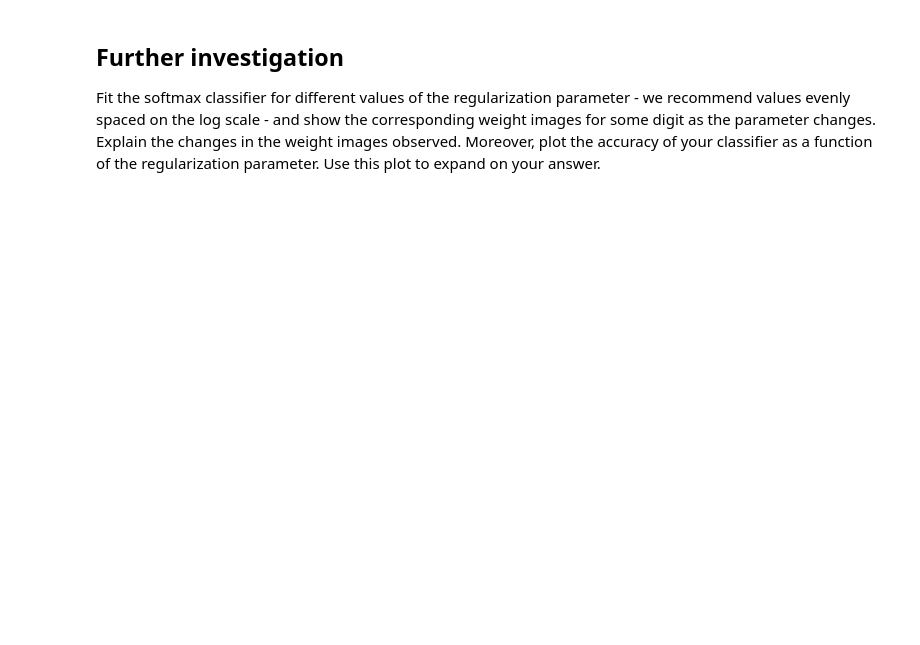
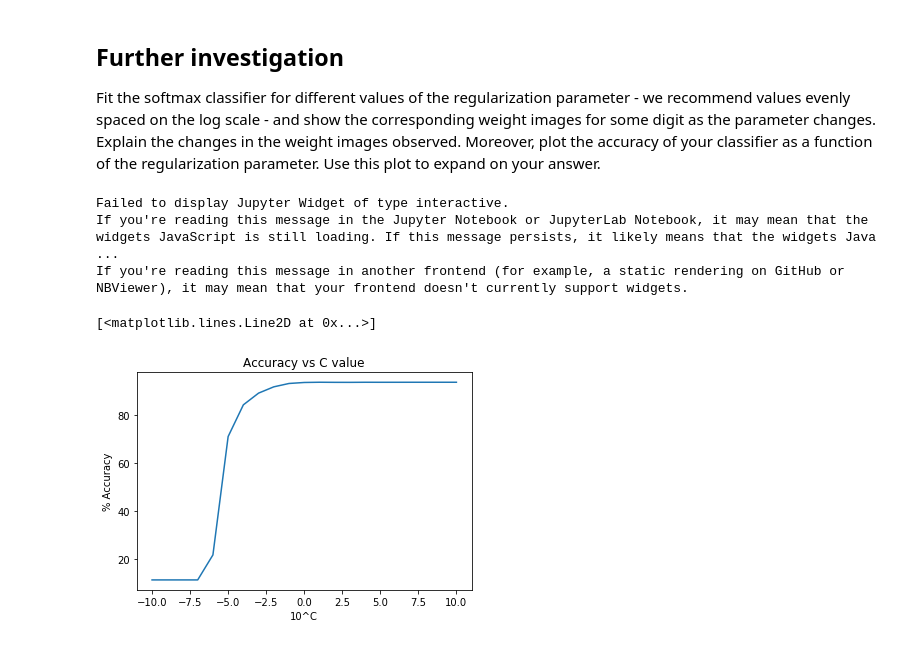
Before and after one commit to pietergoos/Stellenbosch-University, a Jupyter notebook: CS315 Machine Learn/Assignment2/assign2.ipynb, the cells around one changed output. Cells and saved outputs as stored; diff of their text form; code cells hidden in the pictures; blank space fills up the shorter version.

```diff
--- a/CS315 Machine Learn/Assignment2/assign2.ipynb
+++ b/CS315 Machine Learn/Assignment2/assign2.ipynb
@@ -259,3 +305,45 @@ display(Image(filename='./wm_softmax_mnist_weights/wm_0.png'))
 ## Further investigation
 
 Fit the softmax classifier for different values of the regularization parameter - we recommend values evenly spaced on the log scale - and show the corresponding weight images for some digit as the parameter changes.  Explain the changes in the weight images observed. Moreover, plot the accuracy of your classifier as a function of the regularization parameter. Use this plot to expand on your answer.
+# %%
+from ipywidgets import FloatProgress
+from IPython.display import display
+
+begin = -10
+end = 10
+
+f = FloatProgress(min = begin, max = end)
+display(f)
+
+w = []
+classi = []
+acc =[]
+for i in np.linspace(start=begin, stop=end, num=(end-begin+1)):
+    #print(i)
+    f.value = i
+    c = 10**i
+    cla = logis(C=c, solver='lbfgs', multi_class='multinomial')
+    cla.fit(X_train, y_train)
+    b = cla.predict(X_train)
+    classi.append(cla)
+    w.append(cla.coef_.reshape((10, 28, -1)))
+    acc.append(100 * np.sum(b == y_train) / X_train.shape[0])
+
+def plotweightsreg(k=5):
+    plt.figure()
+    plt.title('Weight of 10^%d' %k)
+    plt.imshow(w[k-begin][0], cmap='viridis')
+    plt.show()
+
+interact(plotweightsreg, k=(begin, end))
+
+plt.title("Accuracy vs C value")
+plt.xlabel("10^C")
+plt.ylabel("% Accuracy")
+plt.plot(np.linspace(start=begin, stop=end, num=(end-begin+1)), acc)
+# %% [output]
+Failed to display Jupyter Widget of type interactive.
+If you're reading this message in the Jupyter Notebook or JupyterLab Notebook, it may mean that the widgets JavaScript is still loading. If this message persists, it likely means that the widgets Java ...
+If you're reading this message in another frontend (for example, a static rendering on GitHub or NBViewer), it may mean that your frontend doesn't currently support widgets.
+[<matplotlib.lines.Line2D at 0x...>]
+[figure, added]
```
Also changed, not shown: parts of 4 cells of this notebook, 5 other files.
